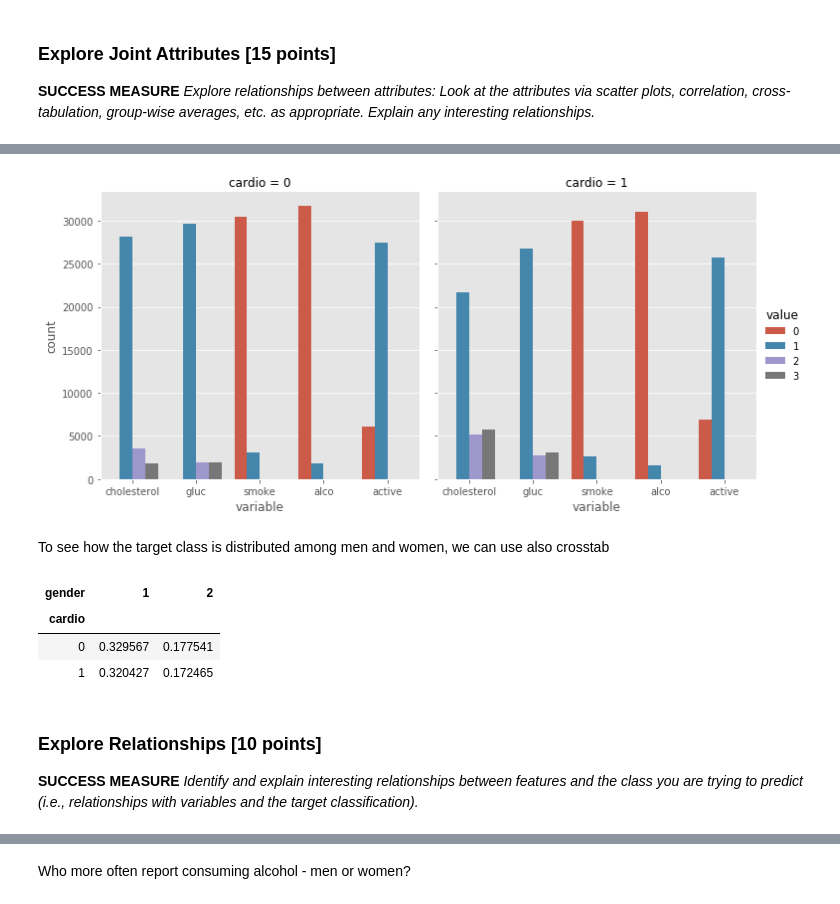
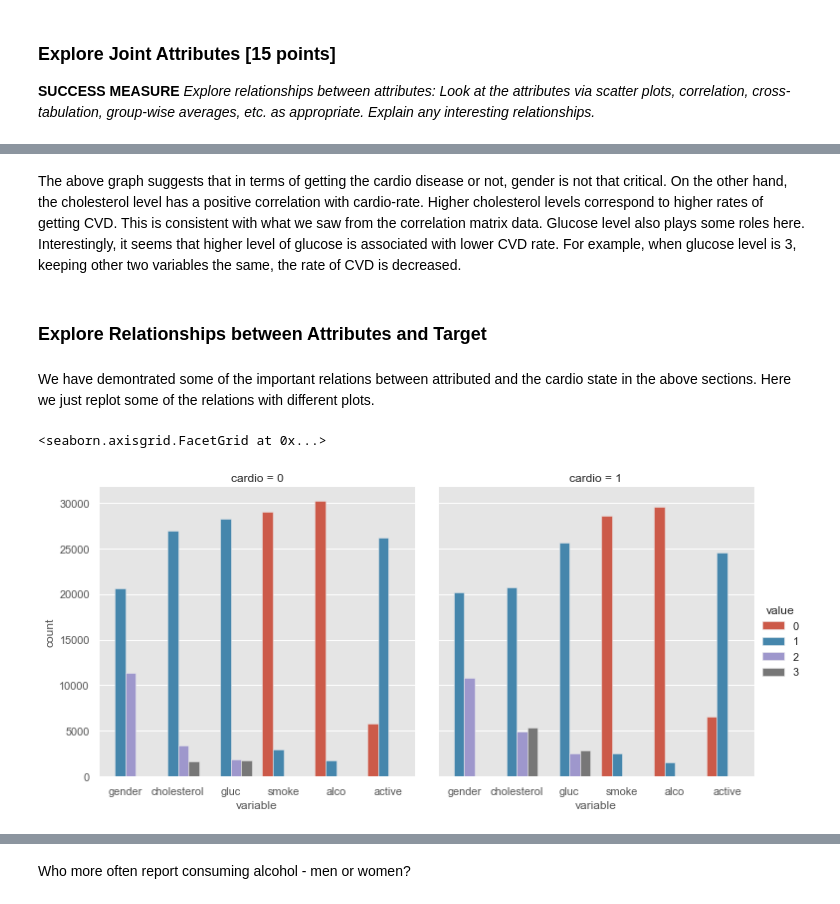
Before and after one commit to cmadding/MSDS7331, a Jupyter notebook: Lab01/Lab1.ipynb, the cells around one changed output, grey strips where cells are left out. Cells and saved outputs as stored; diff of their text form; code cells hidden in the pictures.

```diff
--- a/Lab01/Lab1.ipynb
+++ b/Lab01/Lab1.ipynb
@@ -124,0 +247,4 @@ After cleaning Diastilic pressure is higher than systolic one in 0 cases.
+# %%
+df.drop(df[(df['weight'] > df['weight'].quantile(0.975)) | (df['weight'] < df['weight'].quantile(0.025))].index,inplace=True)
+
+print(df.shape)
@@ -170,0 +368,8 @@ The following section shows bar charts and cross tabulations of the relationship
+# %%
+#investiate how weight change with cardio states
+#plt.figure(figsize=(10, 10))
+rcParams['figure.figsize'] = 5, 5
+df_grouped = df.groupby(by='cardio')
+ax = df_grouped.boxplot(column='weight')
+#or
+#sns.boxplot(x='cardio',y='weight',data=df)
@@ -170,0 +392,10 @@ The following section shows bar charts and cross tabulations of the relationship
+# %%
+#investiate how the number of patients on each level of cholesterol and glucose change
+#with regard to the cardio states
+combined = ["cholesterol", "gluc"]
+rcParams['figure.figsize'] = 5, 5
+
+sns.countplot(x="cholesterol", hue='cardio', data = df, palette="Set1")
+
+#df_grouped = df.groupby(by='cardio')
+#ax = df_grouped.boxplot(column='weight')
@@ -217,0 +459,9 @@ It may be useful to split categorical variables by target class:
+# %%
+#check if male and female have similar rates of getting cardio disease
+
+plt.style.use('ggplot')
+%matplotlib inline
+
+df_grouped = df.groupby(by=['gender','cholesterol', 'gluc'])
+cardio_rate = df_grouped.cardio.sum() / df_grouped.cardio.count()
+ax=cardio_rate.plot(kind='barh', color = "blue") #or survival_rate.plot(kind='barh')
@@ -218,18 +470,16 @@ It may be useful to split categorical variables by target class:
+# %% [markdown]
+The above graph suggests that in terms of getting the cardio disease or not, gender is not that critical. On the other hand, the cholesterol level has a positive correlation with cardio-rate. Higher cholesterol levels correspond to higher rates of getting CVD. This is consistent with what we saw from the correlation matrix data. Glucose level also plays some roles here. Interestingly, it seems that higher level of glucose is associated with lower CVD rate. For example, when glucose level is 3, keeping other two variables the same, the rate of CVD is decreased.
+# %% [markdown]
+### Explore Relationships between Attributes and Target
+# %% [markdown]
+We have demontrated some of the important relations between attributed and the cardio state in the above sections. Here we just replot some of the relations with different plots.
 # %%
-df_long = pd.melt(df, id_vars=['cardio'], value_vars=['cholesterol','gluc', 'smoke', 'alco', 'active'])
+# divide the counts for categorical variables
+df_long = pd.melt(df, id_vars=['cardio'], value_vars=['gender','cholesterol','gluc', 'smoke', 'alco', 'active'])
 sns.catplot(x="variable", hue="value", col="cardio",
-                data=df_long, kind="count");
+                data=df_long, kind="count")
+
+#I can try to redraw this as ratios.
 # %% [output]
+<seaborn.axisgrid.FacetGrid at 0x...>
-[figure, old version]
+[figure, new version]
-# %% [markdown]
-To see how the target class is distributed among men and women, we can use also crosstab
-# %%
-pd.crosstab(df['cardio'],df['gender'],normalize=True)
-# %% [output]
-| gender | 1 | 2 |
-| cardio |  |  |
-| 0 | 0.329567 | 0.177541 |
-| 1 | 0.320427 | 0.172465 |
-# %% [markdown]
-### Explore Relationships [10 points]
-<b>SUCCESS MEASURE</b> <i>Identify and explain interesting relationships between features and the class you are trying to predict (i.e., relationships with variables and the target classification).</i>
```
Also changed, not shown: parts of 101 cells of this notebook, 1 other file.
